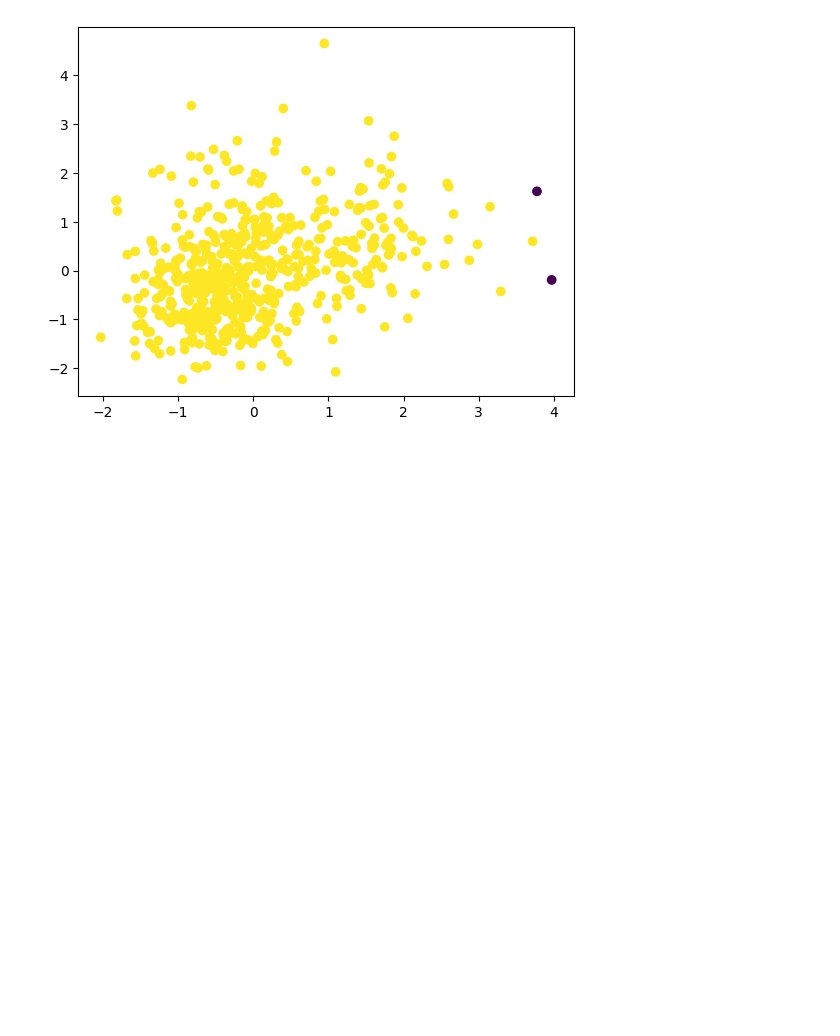
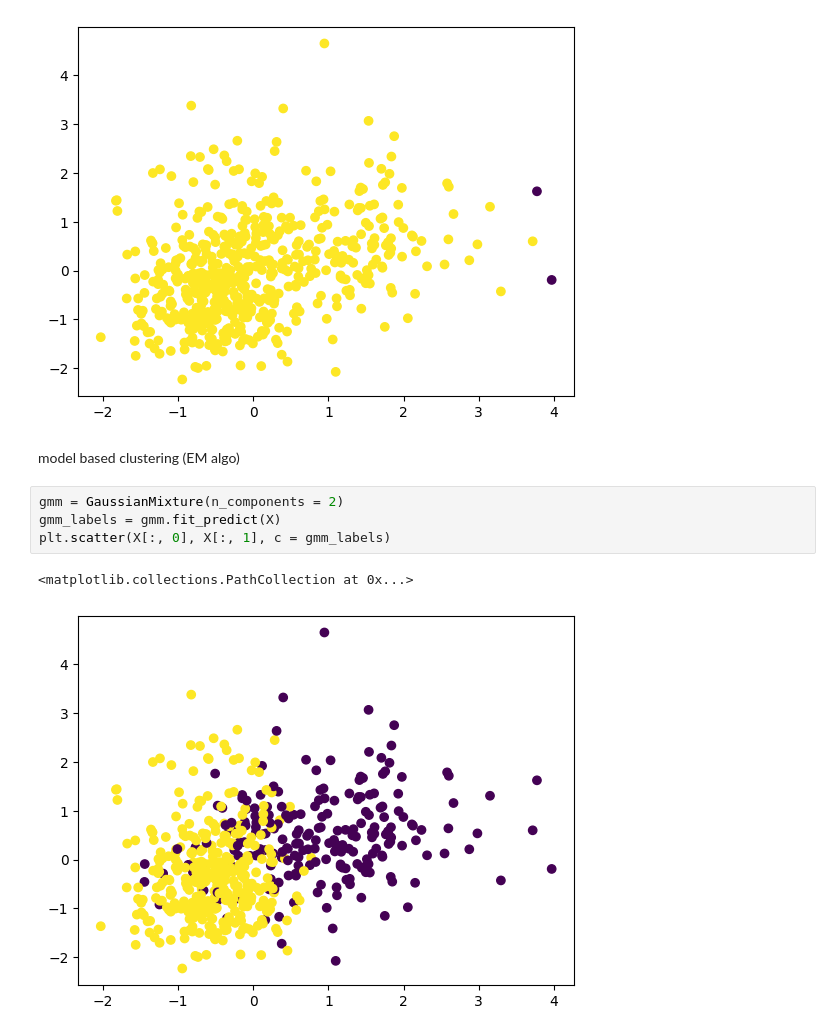
Before and after one commit to taniyeahh7/B_EDA_DA, a Jupyter notebook: EDA_JupyNb.ipynb, the cells around one changed output. Drawn from its saved outputs; the diff is of its cells as text; blank space fills up the shorter version.

```diff
--- a/EDA_JupyNb.ipynb
+++ b/EDA_JupyNb.ipynb
@@ -518,3 +505,12 @@ plt.scatter(X[:, 0], X[:, 1], c = clusters)
 # %% [output]
 <matplotlib.collections.PathCollection at 0x...>
 [figure]
+# %% [markdown]
+model based clustering (EM algo)
+# %%
+gmm = GaussianMixture(n_components = 2)
+gmm_labels = gmm.fit_predict(X)
+plt.scatter(X[:, 0], X[:, 1], c = gmm_labels)
+# %% [output]
+<matplotlib.collections.PathCollection at 0x...>
+[figure, added]
```
Also changed, not shown: parts of 6 cells of this notebook.
